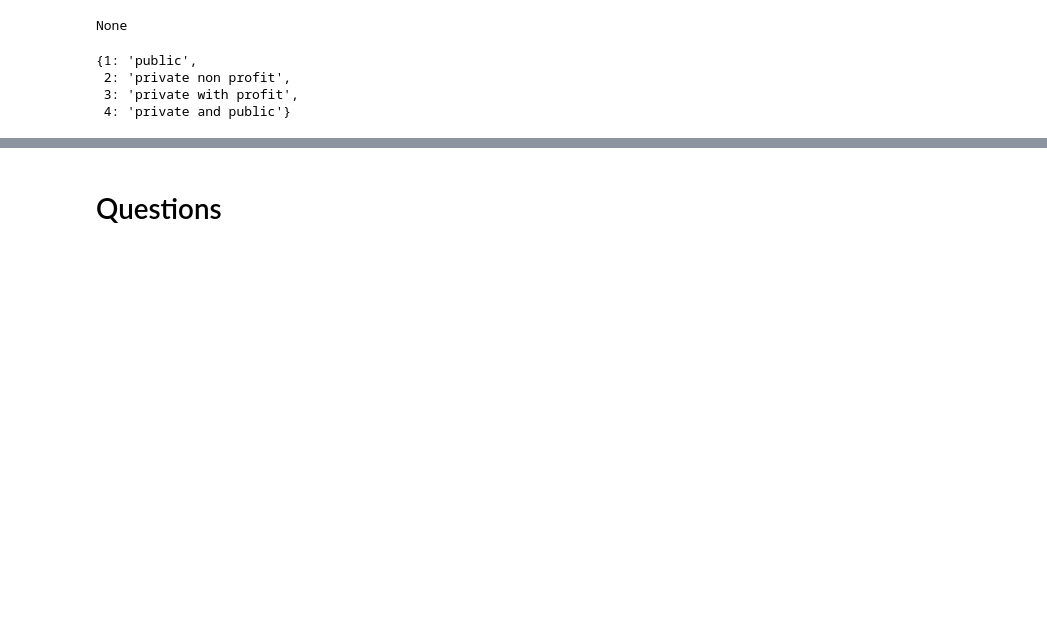
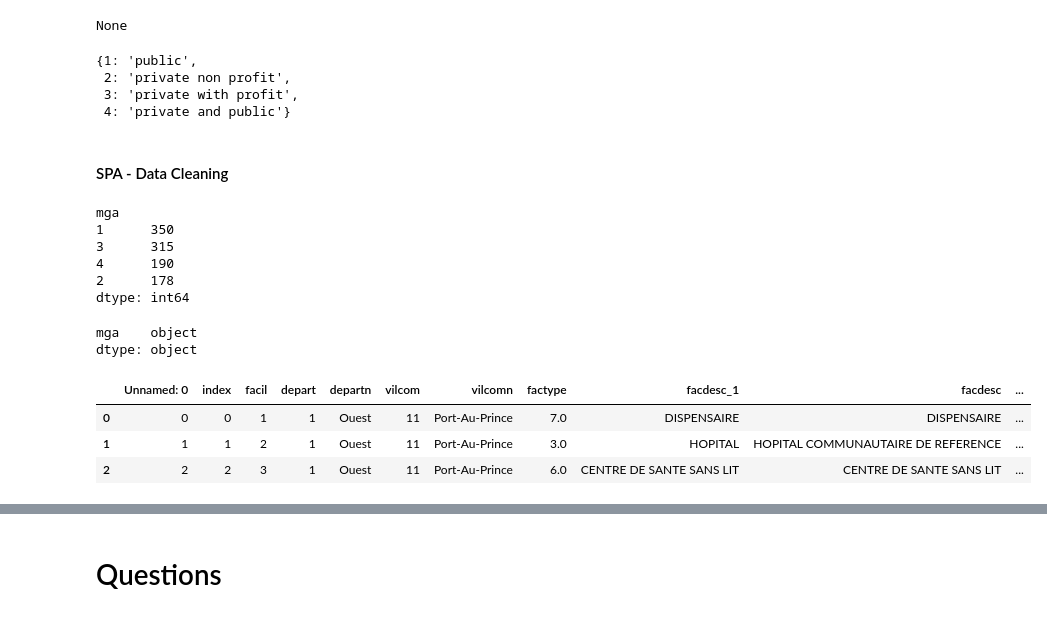
Before and after one commit to kesnel/SQL-and-Power-BI, a Jupyter notebook: sql.ipynb, the cells around one changed output, grey strips where cells are left out. Cells and saved outputs as stored; diff of their text form; code cells hidden in the pictures; blank space fills up the shorter version.

```diff
--- a/sql.ipynb
+++ b/sql.ipynb
@@ -89,6 +108,34 @@ None
  2: 'private non profit',
  3: 'private with profit',
  4: 'private and public'}
+# %% [markdown]
+#### SPA - Data Cleaning
+# %%
+spa[['mga']].value_counts()
+# %% [output]
+mga
+1      350
+3      315
+4      190
+2      178
+dtype: int64
+# %%
+# Replace MGA values with the map Dict
+spa = spa.replace({"mga": map_dict})
+# %%
+spa[['mga']] = spa.mga.apply(str)
+# %%
+spa[['mga']].dtypes
+# %% [output]
+mga    object
+dtype: object
+# %%
+spa.head(3)
+# %% [output]
+|  | Unnamed: 0 | index | facil | depart | departn | vilcom | vilcomn | factype | facdesc_1 | facdesc | ... |
+| 0 | 0 | 0 | 1 | 1 | Ouest | 11 | Port-Au-Prince | 7.0 | DISPENSAIRE | DISPENSAIRE | ... |
+| 1 | 1 | 1 | 2 | 1 | Ouest | 11 | Port-Au-Prince | 3.0 | HOPITAL | HOPITAL COMMUNAUTAIRE DE REFERENCE | ... |
+| 2 | 2 | 2 | 3 | 1 | Ouest | 11 | Port-Au-Prince | 6.0 | CENTRE DE SANTE SANS LIT | CENTRE DE SANTE SANS LIT | ... |
 # %%
 departement = pd.read_excel("./datasets/hti_adminboundaries_tabulardata.xlsx",sheet_name=1)
 commune  = pd.read_excel("./datasets/hti_adminboundaries_tabulardata.xlsx",sheet_name=2)
```
Also changed, not shown: parts of 8 cells of this notebook.
